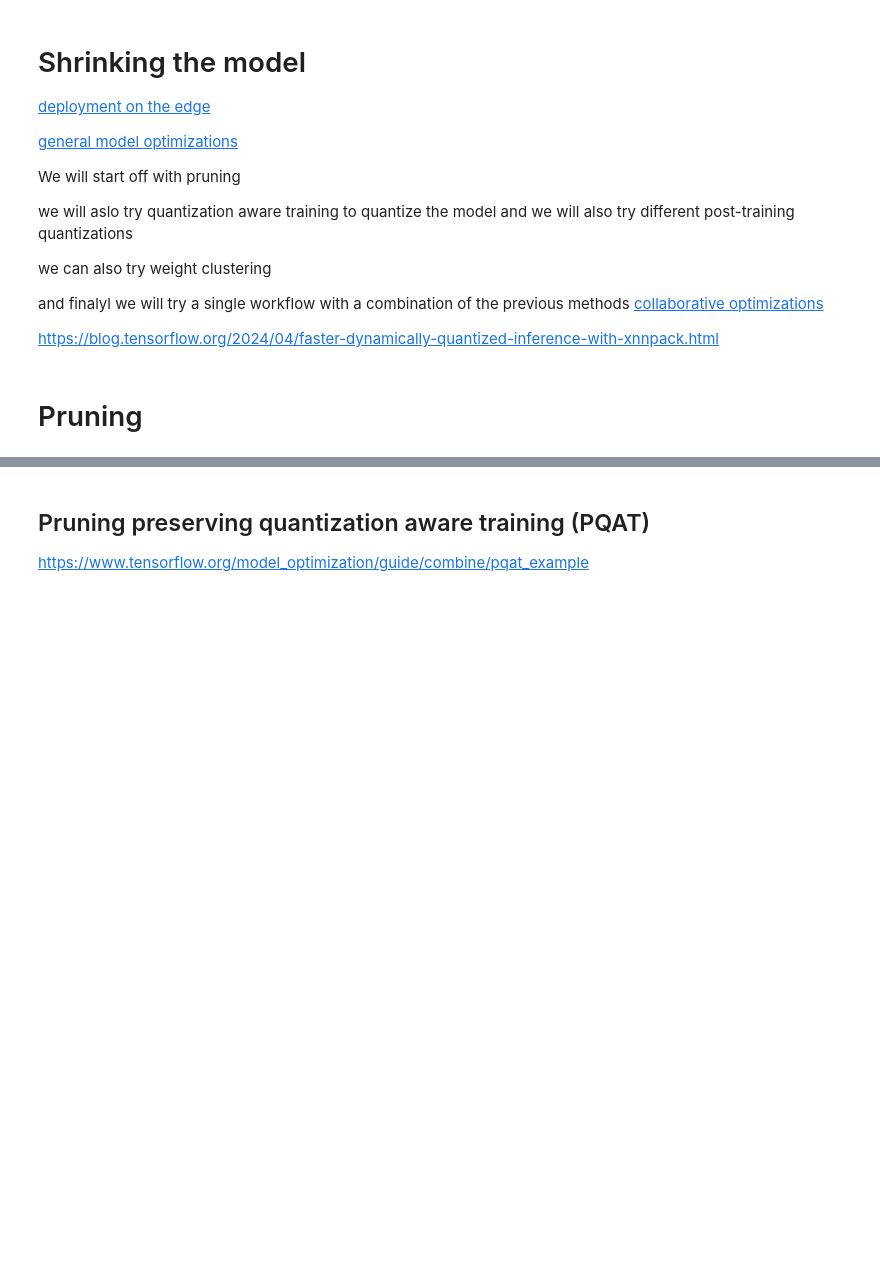
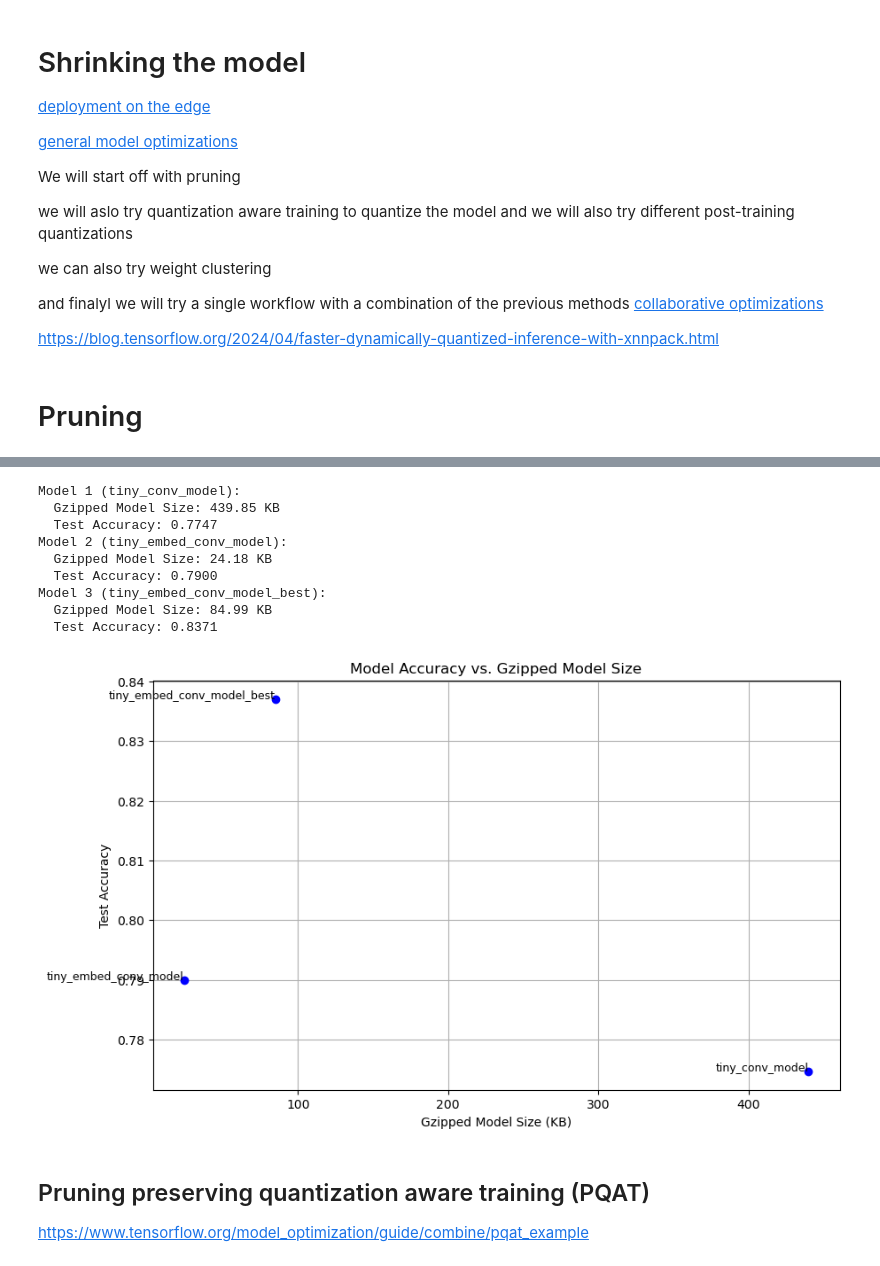
Before and after one commit to Gabinson200/ESPtinyML24, a Jupyter notebook: model_making/notebooks/audio_model_creation.ipynb, the cells around one changed output, grey strips where cells are left out. Drawn from its saved outputs; the diff is of its cells as text; code cells hidden in the pictures; blank space fills up the shorter version.

```diff
--- a/model_making/notebooks/audio_model_creation.ipynb
+++ b/model_making/notebooks/audio_model_creation.ipynb
@@ -326,0 +343,31 @@ ValueError: Arguments `clone_function` and `input_tensors` are only supported fo
+# %%
+### Helper functions for pruning
+
+def ds_to_numpy(dataset):
+
+    # Assume your dataset is named `train_dataset`
+    data = []
+    labels = []
+
+    # Iterate over the dataset and separate data and labels
+    for features, label in dataset:
+        data.append(features)
+        labels.append(label)
+
+    # Convert lists of data and labels into tensors if needed
+    data = tf.concat(data, axis=0)
+    labels = tf.concat(labels, axis=0)
+
+    return data, labels
+
+def print_model_weights_sparsity(model):
+    for layer in model.layers:
+        if isinstance(layer, keras.layers.Wrapper):
+            weights = layer.trainable_weights
+        else:
+            weights = layer.weights
+        for weight in weights:
+            # Ignore auxiliary weights if any exist
+            weight_size = weight.numpy().size
+            zero_num = np.count_nonzero(weight == 0)
+            print(f"{weight.name}: {zero_num/weight_size:.2%} sparsity ({zero_num}/{weight_size})")
@@ -326,0 +434,6 @@ ValueError: Arguments `clone_function` and `input_tensors` are only supported fo
+# %%
+basic_pruned_models = []
+
+for model in models:
+    pruned_model = prune_model(model, train_spectrogram_ds, test_spectrogram_ds, qat=False)
+    basic_pruned_models.append(pruned_model)
@@ -327,3 +475,16 @@ ValueError: Arguments `clone_function` and `input_tensors` are only supported fo
+# %%
+plot_size_v_accuracy(basic_pruned_models, test_spectrogram_ds)
+# %% [output]
+Model 1 (tiny_conv_model):
+  Gzipped Model Size: 439.85 KB
+  Test Accuracy: 0.7747
+Model 2 (tiny_embed_conv_model):
+  Gzipped Model Size: 24.18 KB
+  Test Accuracy: 0.7900
+Model 3 (tiny_embed_conv_model_best):
+  Gzipped Model Size: 84.99 KB
+  Test Accuracy: 0.8371
+[figure, added]
 # %% [markdown]
 ## Pruning preserving quantization aware training (PQAT)
 https://www.tensorflow.org/model_optimization/guide/combine/pqat_example
```
Also changed, not shown: parts of 28 cells of this notebook.
